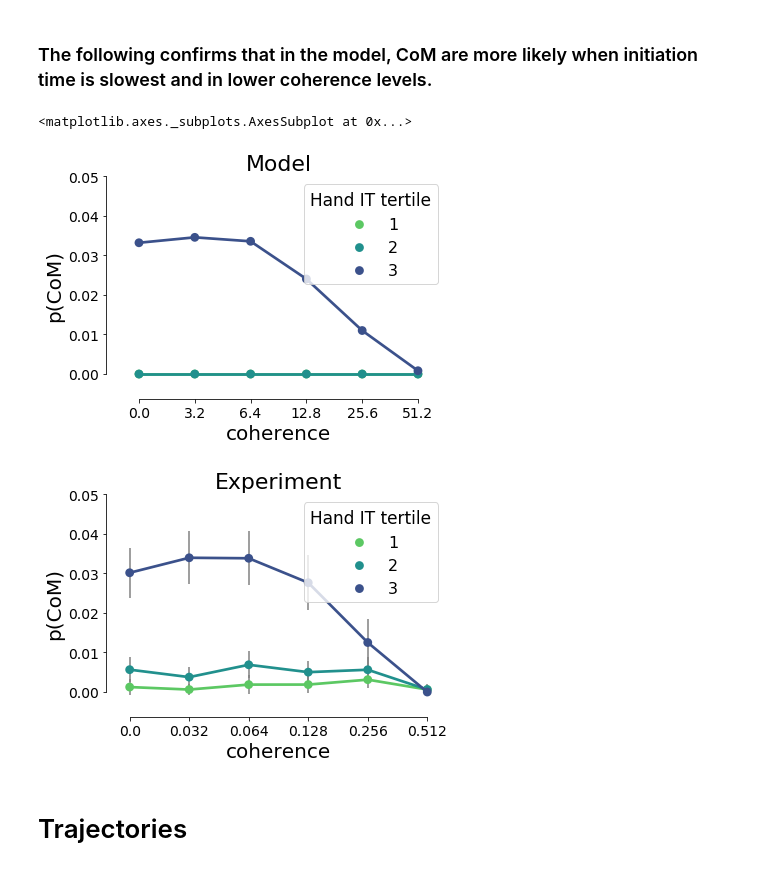
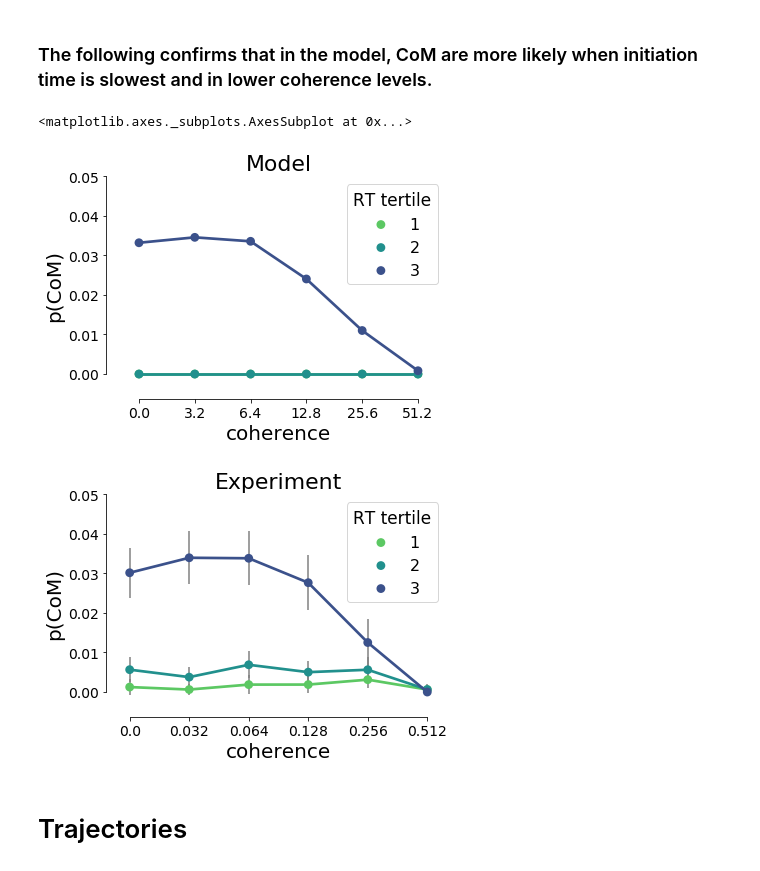
Before and after one commit to nidstigator/com_fixed_duration, a Jupyter notebook: plotting_code/notebooks/model_exp_sidebyside.ipynb, the cells around one changed output. Cells and saved outputs as stored; diff of their text form; code cells hidden in the pictures.

```diff
--- a/plotting_code/notebooks/model_exp_sidebyside.ipynb
+++ b/plotting_code/notebooks/model_exp_sidebyside.ipynb
@@ -446,14 +471,16 @@ def get_ci_vs_var(choices, var, n_threshold=0):
 
     return ci.reset_index()
 
-def plot_p_com_vs_var_ci(choices, var, title, palette='viridis_r', n_threshold=0):
-    save_path = '../../figures_output/'
+def plot_p_com_vs_var_ci(data, var, title, palette='viridis_r', n_threshold=0):
+    global save_path
+    local_save_path = save_path
+
     file_string = 'tertiles'
     plt.figure()
     # this is needed to convert eye IT tertile from float to int
-    choices[var] = choices[var].astype(int)
+    data[var] = data[var].astype(int)
 
-    ci = get_ci_vs_var(choices, var, n_threshold=n_threshold)
+    ci = get_ci_vs_var(data, var, n_threshold=n_threshold)
 
     ax = sns.pointplot(data=ci, x='coherence', y='p_com', hue=var, palette=palette)
     if(title=='Exp. 1'):
@@ -462,7 +489,7 @@ def plot_p_com_vs_var_ci(choices, var, title, palette='viridis_r', n_threshold=0
               ymin=ci.ci_l, ymax=ci.ci_r, color='gray', zorder=0)
 
     leg = ax.axes.get_legend()
-    new_title = 'Hand IT tertile'
+    new_title = 'RT tertile'
     leg.set_title(new_title)
 
     ax.set_ylim(-0.005, 0.05)
@@ -470,24 +497,22 @@ def plot_p_com_vs_var_ci(choices, var, title, palette='viridis_r', n_threshold=0
     sns.despine(ax=ax, trim=True, offset=5)
     plt.title(title)
 
-    save_path = save_path + var + '_' + file_string + '_' + title.lower().replace(" ", "_") + '.png'
-    plt.savefig(save_path, bbox_inches='tight')
+    local_save_path = local_save_path + var + '_' + file_string + '_' + title.lower().replace(" ", "_") + '.png'
+    plt.savefig(local_save_path, bbox_inches='tight')
 
     return ax
 # %% [markdown]
 ### The following confirms that in the model, CoM are more likely when initiation time is slowest and in lower coherence levels.
 # %%
-model_tertiles = pd.read_csv('../../figures_output/Fig6_exp1.txt', sep=',')
 model_tertiles['hand_IT_tertile'] = pd.qcut(model_tertiles['hand_IT'], 3, labels=[1, 2,3])
-
 model_tertiles['is_com'] = model_tertiles['is_com'].astype('bool')
 
 plot_p_com_vs_var_ci(model_tertiles, 'hand_IT_tertile', 'Model', n_threshold=10)
 plot_p_com_vs_var_ci(choices_1, 'mouse_IT_tertile', 'Exp. 1', n_threshold=10)
 # %% [output]
 <matplotlib.axes._subplots.AxesSubplot at 0x...>
-[figure, old version]
+[figure, new version]
-[figure, old version]
+[figure, new version]
 # %% [markdown]
 # Trajectories
 # %%
```
Also changed, not shown: parts of 24 cells of this notebook, 41 other files.
